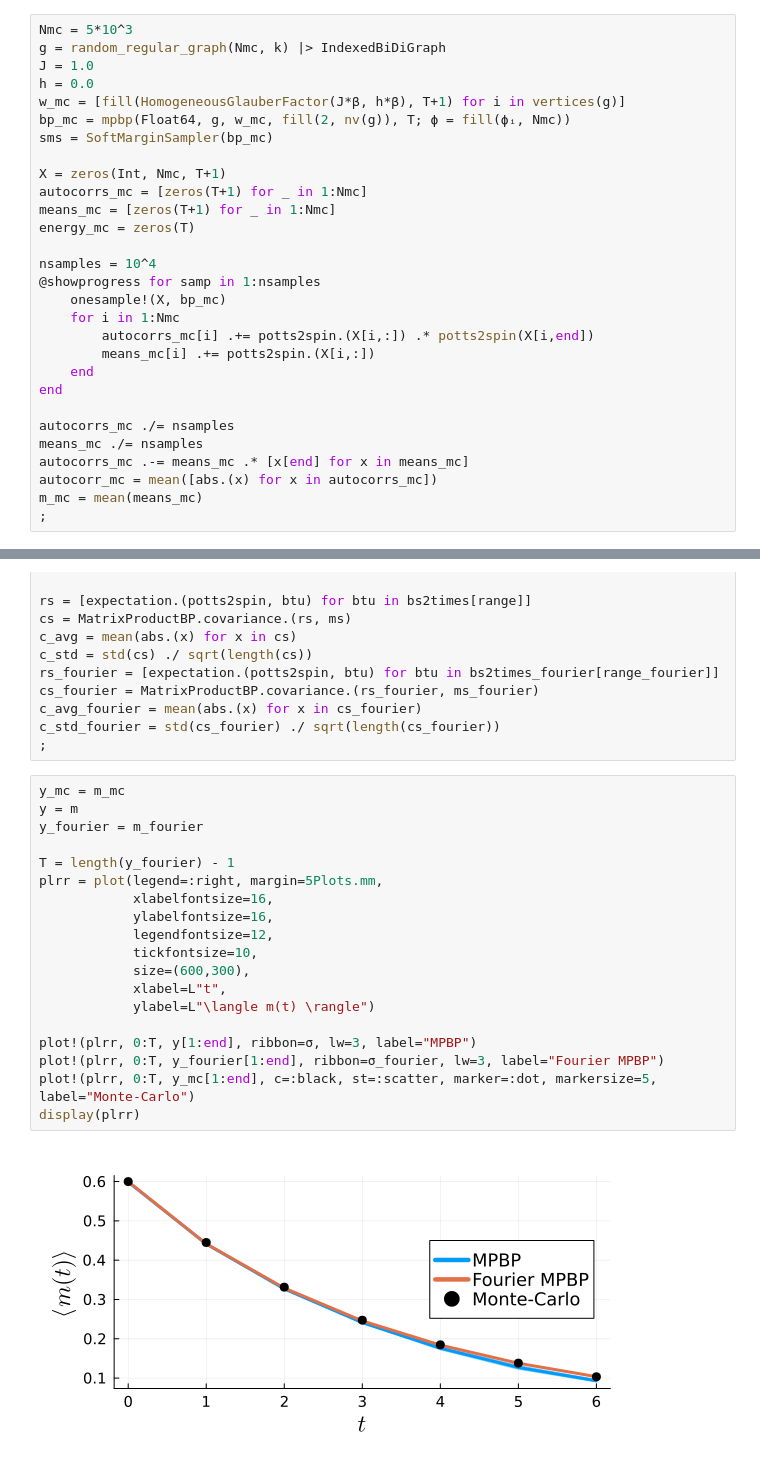
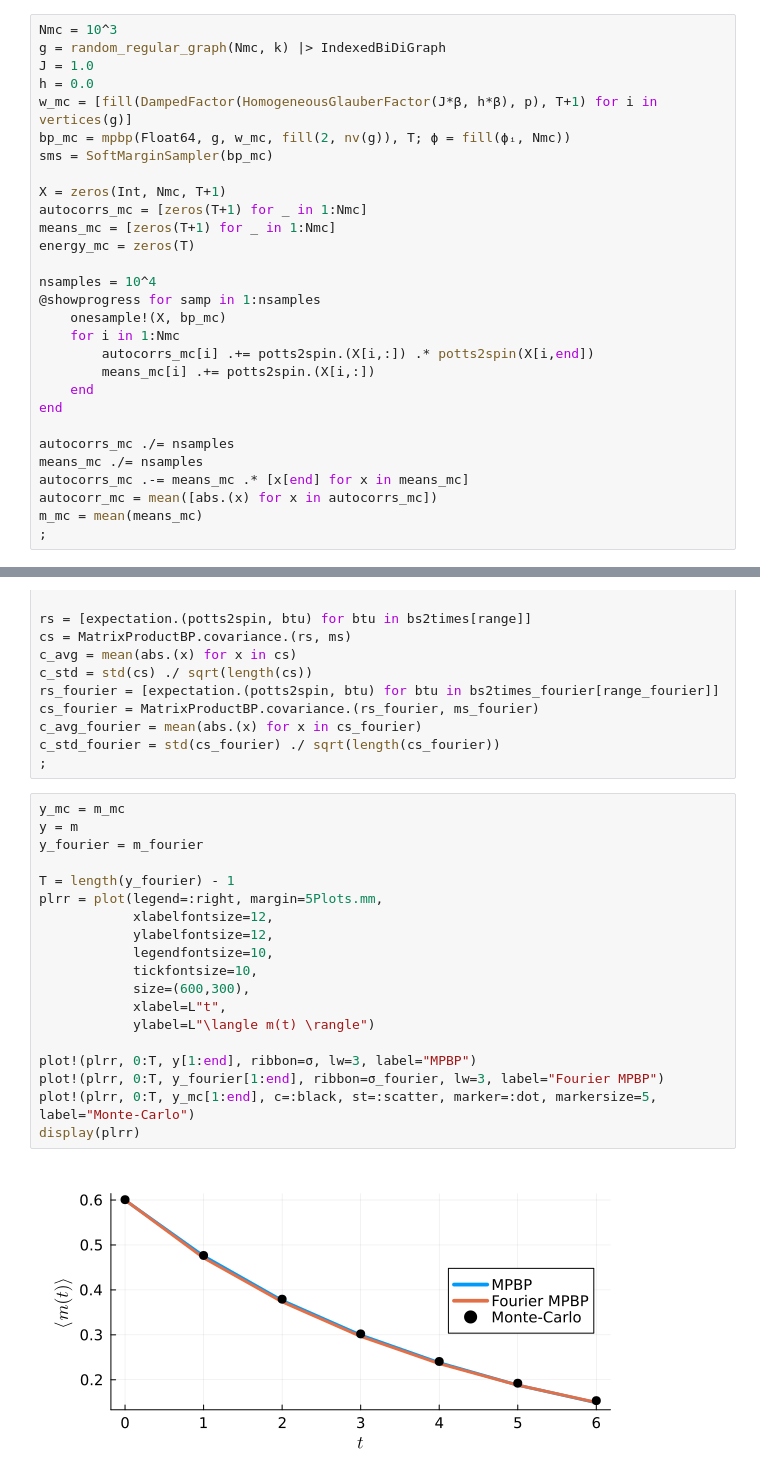
Before and after one commit to FedericoFlorio/MatrixProductBP.jl, a Jupyter notebook: tmp/test_bp.ipynb, the cells around one changed output, grey strips where cells are left out. Saved outputs shown, nothing was run; the diff lists cells and outputs as text.

```diff
--- a/tmp/test_bp.ipynb
+++ b/tmp/test_bp.ipynb
@@ -177,11 +286,11 @@ iterate_popdyn!(μ_pop, wᵢ, prob_degree, prob_w, (bs, bs2times); ϕ=ϕᵢ, max
 iterate_popdyn!(μ_pop_fourier, wᵢ_fourier, prob_degree, prob_w_fourier, (bs_fourier, bs2times_fourier); ϕ=ϕᵢ, maxiter, svd_trunc=TruncBond(d), stats=stats!)
 ;
 # %%
-Nmc = 5*10^3
+Nmc = 10^3
 g = random_regular_graph(Nmc, k) |> IndexedBiDiGraph
 J = 1.0
 h = 0.0
-w_mc = [fill(HomogeneousGlauberFactor(J*β, h*β), T+1) for i in vertices(g)]
+w_mc = [fill(DampedFactor(HomogeneousGlauberFactor(J*β, h*β), p), T+1) for i in vertices(g)]
 bp_mc = mpbp(Float64, g, w_mc, fill(2, nv(g)), T; ϕ = fill(ϕᵢ, Nmc))
 sms = SoftMarginSampler(bp_mc)
 
@@ -229,24 +338,24 @@ c_std_fourier = std(cs_fourier) ./ sqrt(length(cs_fourier))
 # %%
 y_mc = m_mc
 y = m
 y_fourier = m_fourier
 
 T = length(y_fourier) - 1
 plrr = plot(legend=:right, margin=5Plots.mm,
-            xlabelfontsize=16,
-            ylabelfontsize=16,
-            legendfontsize=12,
+            xlabelfontsize=12,
+            ylabelfontsize=12,
+            legendfontsize=10,
             tickfontsize=10,
             size=(600,300),
             xlabel=L"t",
             ylabel=L"\langle m(t) \rangle")
 
 plot!(plrr, 0:T, y[1:end], ribbon=σ, lw=3, label="MPBP")
 plot!(plrr, 0:T, y_fourier[1:end], ribbon=σ_fourier, lw=3, label="Fourier MPBP")
 plot!(plrr, 0:T, y_mc[1:end], c=:black, st=:scatter, marker=:dot, markersize=5, label="Monte-Carlo")
 display(plrr)
 # %% [output]
-[figure, old version]
+[figure, new version]
 # %%
 plot_autocovs(args...; kw...) = plot_autocovs!(plot(), args...; kw...)
 function plot_autocovs!(pl, c; skip_even=false, T=size(c,1)-1, us = 0:(2*floor(Int, T/10)):T, kw...)
```
Also changed, not shown: parts of 12 cells of this notebook, 10 other files.
